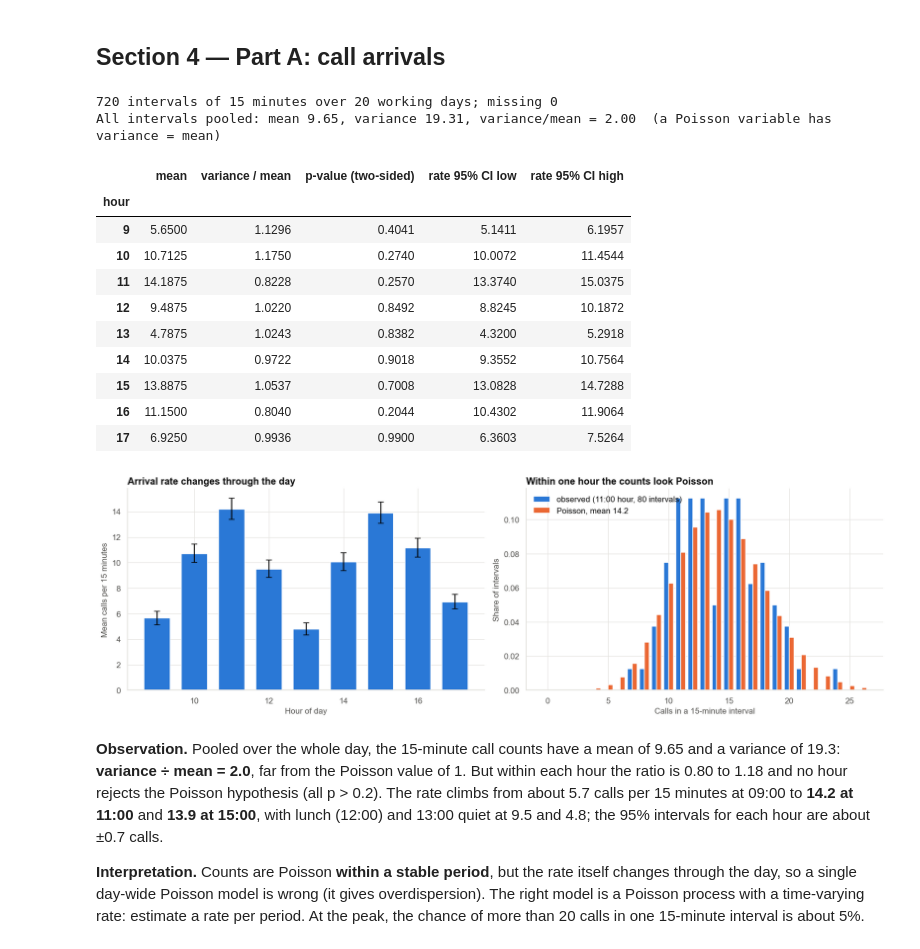
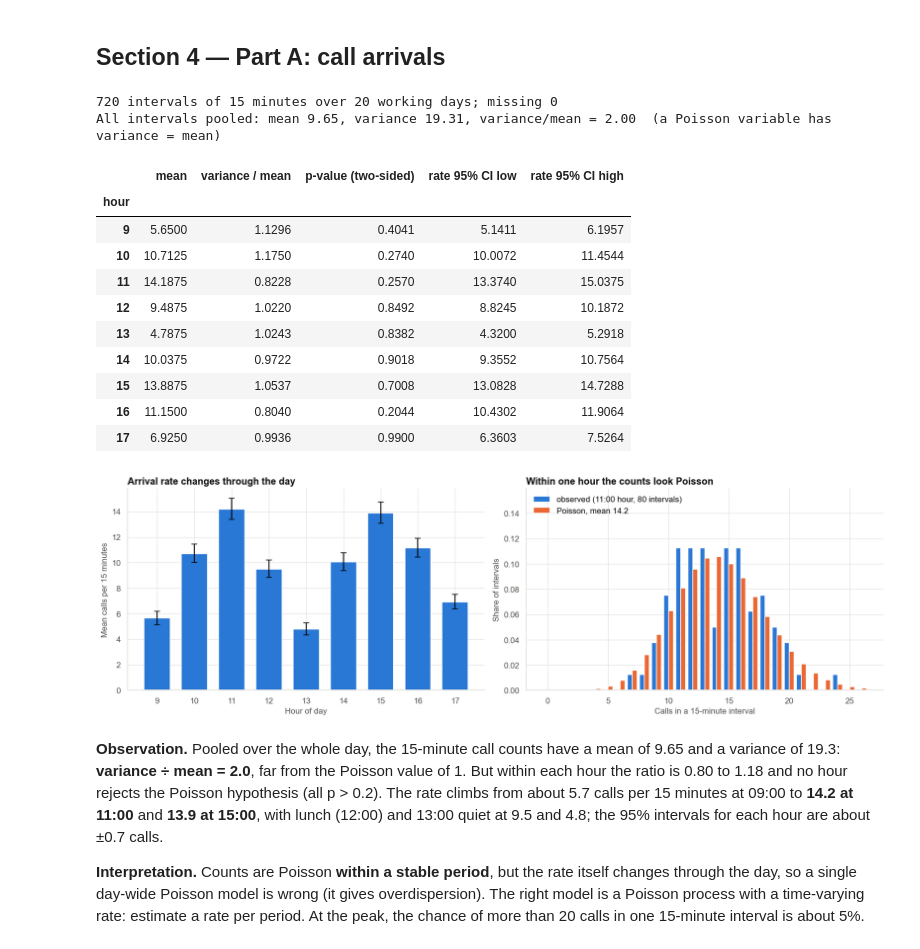
Before and after one commit to DhyanendraSinghSikarwar/case_studies, a Jupyter notebook: stats_case_study/case_studies/26_collections_sla_time_to_event/notebooks/01_analysis.ipynb, the cells around one changed output. Saved outputs shown, nothing was run; the diff lists cells and outputs as text; code cells hidden in the pictures.

```diff
--- a/stats_case_study/case_studies/26_collections_sla_time_to_event/notebooks/01_analysis.ipynb
+++ b/stats_case_study/case_studies/26_collections_sla_time_to_event/notebooks/01_analysis.ipynb
@@ -87,36 +87,36 @@ by_h = calls.groupby("hour")["calls"].agg(["mean", "var", "count", "sum"])
 by_h["variance / mean"] = by_h["var"] / by_h["mean"]
 by_h["dispersion chi-square"] = (by_h["count"] - 1) * by_h["variance / mean"]
 by_h["p-value (two-sided)"] = [2 * min(stats.chi2.cdf(c, n - 1), stats.chi2.sf(c, n - 1)) for c, n in zip(by_h["dispersion chi-square"], by_h["count"])]
 ci = [stats.chi2.interval(0.95, 2 * s) for s in by_h["sum"]]
 by_h["rate 95% CI low"] = [lo / 2 / n for (lo, hi), n in zip(ci, by_h["count"])]
 by_h["rate 95% CI high"] = [stats.chi2.ppf(0.975, 2 * (s + 1)) / 2 / n for s, n in zip(by_h["sum"], by_h["count"])]
 save_table(by_h[["mean", "variance / mean", "p-value (two-sided)", "rate 95% CI low", "rate 95% CI high"]], "arrivals_by_hour", PATHS["tables"])
 display(by_h[["mean", "variance / mean", "p-value (two-sided)", "rate 95% CI low", "rate 95% CI high"]])
 fig, axes = plt.subplots(1, 2, figsize=(15, 4.8))
 ax = axes[0]
 ax.bar(by_h.index, by_h["mean"], color=PRIMARY, width=0.7, yerr=[by_h["mean"] - by_h["rate 95% CI low"], by_h["rate 95% CI high"] - by_h["mean"]], capsize=4)
-ax.set(xlabel="Hour of day", ylabel="Mean calls per 15 minutes", title="Arrival rate changes through the day")
+ax.set_xticks(by_h.index); ax.set(xlabel="Hour of day", ylabel="Mean calls per 15 minutes", title="Arrival rate changes through the day")
 ax = axes[1]
 pk = calls[calls.hour == 11]["calls"]; ks = np.arange(0, pk.max() + 3)
 ax.bar(ks - 0.2, [np.mean(pk == k) for k in ks], width=0.4, color=PRIMARY, label="observed (11:00 hour, 80 intervals)")
 ax.bar(ks + 0.2, stats.poisson.pmf(ks, pk.mean()), width=0.4, color=COLORS["orange"], label=f"Poisson, mean {pk.mean():.1f}")
-ax.set(xlabel="Calls in a 15-minute interval", ylabel="Share of intervals", title="Within one hour the counts look Poisson"); ax.legend(frameon=False)
+ax.set(xlabel="Calls in a 15-minute interval", ylabel="Share of intervals", title="Within one hour the counts look Poisson"); ax.set_ylim(0, ax.get_ylim()[1] * 1.35); ax.legend(frameon=False, loc="upper left")
 fig.tight_layout(); save_fig(fig, "fig01_arrivals", PATHS["figures"]); plt.show()
 # %% [output]
 720 intervals of 15 minutes over 20 working days; missing 0
 All intervals pooled: mean 9.65, variance 19.31, variance/mean = 2.00  (a Poisson variable has variance = mean)
 |  | mean | variance / mean | p-value (two-sided) | rate 95% CI low | rate 95% CI high |
 | hour |  |  |  |  |  |
 | 9 | 5.6500 | 1.1296 | 0.4041 | 5.1411 | 6.1957 |
 | 10 | 10.7125 | 1.1750 | 0.2740 | 10.0072 | 11.4544 |
 | 11 | 14.1875 | 0.8228 | 0.2570 | 13.3740 | 15.0375 |
 | 12 | 9.4875 | 1.0220 | 0.8492 | 8.8245 | 10.1872 |
 | 13 | 4.7875 | 1.0243 | 0.8382 | 4.3200 | 5.2918 |
 | 14 | 10.0375 | 0.9722 | 0.9018 | 9.3552 | 10.7564 |
 | 15 | 13.8875 | 1.0537 | 0.7008 | 13.0828 | 14.7288 |
 | 16 | 11.1500 | 0.8040 | 0.2044 | 10.4302 | 11.9064 |
 | 17 | 6.9250 | 0.9936 | 0.9900 | 6.3603 | 7.5264 |
-[figure, old version]
+[figure, new version]
 # %% [markdown]
 **Observation.** Pooled over the whole day, the 15-minute call counts have a mean of 9.65 and a variance of 19.3: **variance ÷ mean = 2.0**, far from the Poisson value of 1. But within each hour the ratio is 0.80 to 1.18 and no hour rejects the Poisson hypothesis (all p > 0.2).
 The rate climbs from about 5.7 calls per 15 minutes at 09:00 to **14.2 at 11:00** and **13.9 at 15:00**, with lunch (12:00) and 13:00 quiet at 9.5 and 4.8; the 95% intervals for each hour are about ±0.7 calls.
```
Also changed, not shown: 17 other files.
